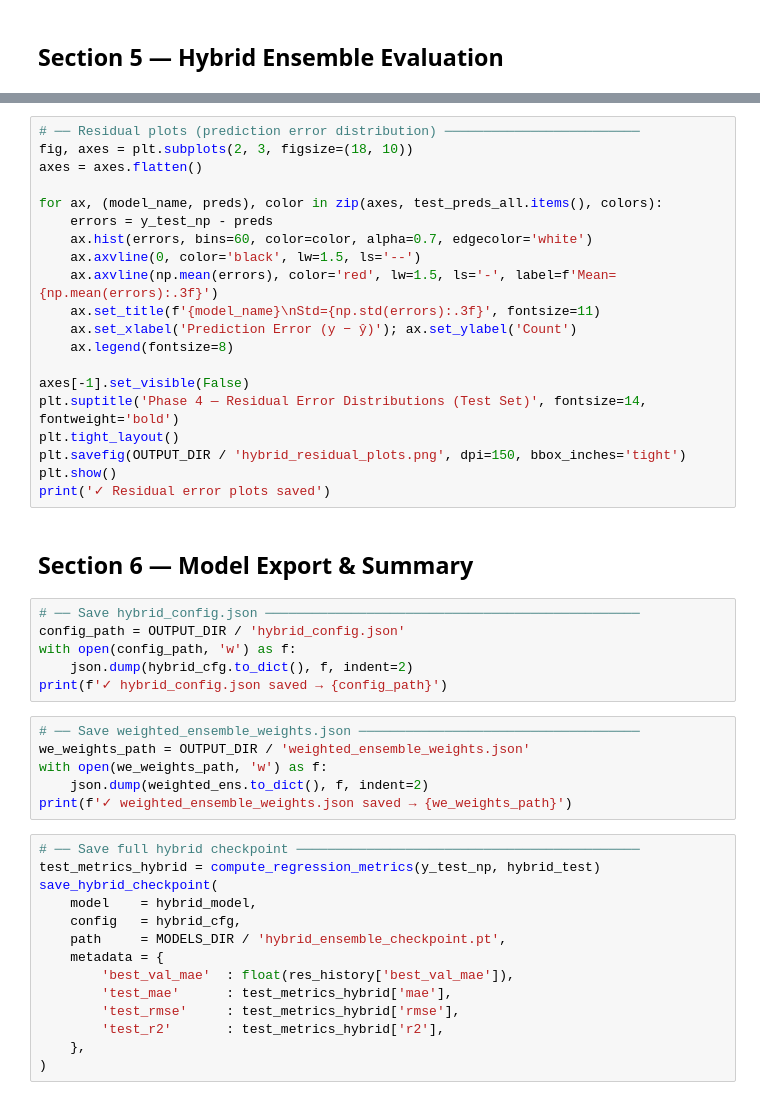
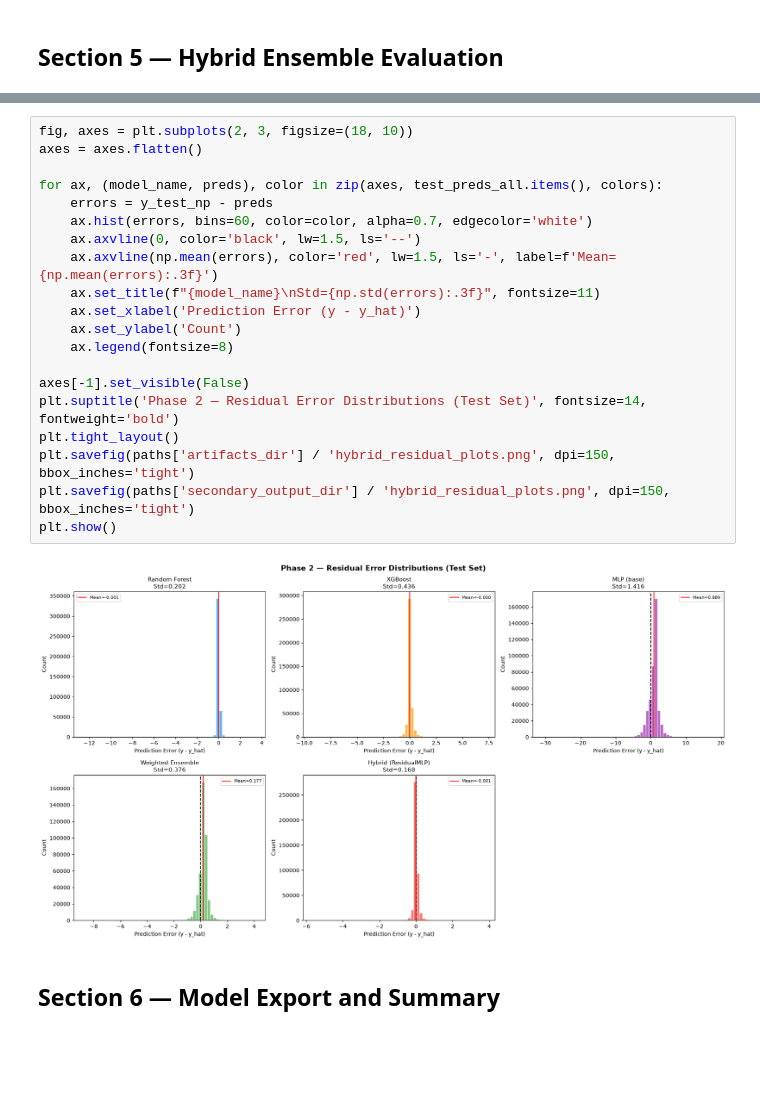
Before and after one commit to MAYANKSHARMA01010/Semester_5_AML_DL, a Jupyter notebook: Phase_2_Deep_Learning/notebooks/04_hybrid_model.ipynb, the cells around one changed output, grey strips where cells are left out. Cells and saved outputs as stored; diff of their text form; blank space fills up the shorter version.

```diff
--- a/Phase_2_Deep_Learning/notebooks/04_hybrid_model.ipynb
+++ b/Phase_2_Deep_Learning/notebooks/04_hybrid_model.ipynb
@@ -389,48 +466,24 @@ print('✓ Scatter plots saved')
 # %%
-# ── Residual plots (prediction error distribution) ─────────────────────────
 fig, axes = plt.subplots(2, 3, figsize=(18, 10))
 axes = axes.flatten()
 
 for ax, (model_name, preds), color in zip(axes, test_preds_all.items(), colors):
     errors = y_test_np - preds
     ax.hist(errors, bins=60, color=color, alpha=0.7, edgecolor='white')
     ax.axvline(0, color='black', lw=1.5, ls='--')
     ax.axvline(np.mean(errors), color='red', lw=1.5, ls='-', label=f'Mean={np.mean(errors):.3f}')
-    ax.set_title(f'{model_name}\nStd={np.std(errors):.3f}', fontsize=11)
-    ax.set_xlabel('Prediction Error (y − ŷ)'); ax.set_ylabel('Count')
+    ax.set_title(f"{model_name}\nStd={np.std(errors):.3f}", fontsize=11)
+    ax.set_xlabel('Prediction Error (y - y_hat)')
+    ax.set_ylabel('Count')
     ax.legend(fontsize=8)
 
 axes[-1].set_visible(False)
-plt.suptitle('Phase 4 — Residual Error Distributions (Test Set)', fontsize=14, fontweight='bold')
+plt.suptitle('Phase 2 — Residual Error Distributions (Test Set)', fontsize=14, fontweight='bold')
 plt.tight_layout()
-plt.savefig(OUTPUT_DIR / 'hybrid_residual_plots.png', dpi=150, bbox_inches='tight')
+plt.savefig(paths['artifacts_dir'] / 'hybrid_residual_plots.png', dpi=150, bbox_inches='tight')
+plt.savefig(paths['secondary_output_dir'] / 'hybrid_residual_plots.png', dpi=150, bbox_inches='tight')
 plt.show()
-print('✓ Residual error plots saved')
+# %% [output]
+[figure, added]
 # %% [markdown]
-## Section 6 — Model Export & Summary
+## Section 6 — Model Export and Summary
-# %%
-# ── Save hybrid_config.json ────────────────────────────────────────────────
-config_path = OUTPUT_DIR / 'hybrid_config.json'
-with open(config_path, 'w') as f:
-    json.dump(hybrid_cfg.to_dict(), f, indent=2)
-print(f'✓ hybrid_config.json saved → {config_path}')
-# %%
-# ── Save weighted_ensemble_weights.json ────────────────────────────────────
-we_weights_path = OUTPUT_DIR / 'weighted_ensemble_weights.json'
-with open(we_weights_path, 'w') as f:
-    json.dump(weighted_ens.to_dict(), f, indent=2)
-print(f'✓ weighted_ensemble_weights.json saved → {we_weights_path}')
-# %%
-# ── Save full hybrid checkpoint ────────────────────────────────────────────
-test_metrics_hybrid = compute_regression_metrics(y_test_np, hybrid_test)
-save_hybrid_checkpoint(
-    model    = hybrid_model,
-    config   = hybrid_cfg,
-    path     = MODELS_DIR / 'hybrid_ensemble_checkpoint.pt',
-    metadata = {
-        'best_val_mae'  : float(res_history['best_val_mae']),
-        'test_mae'      : test_metrics_hybrid['mae'],
-        'test_rmse'     : test_metrics_hybrid['rmse'],
-        'test_r2'       : test_metrics_hybrid['r2'],
-    },
-)
```
Also changed, not shown: parts of 35 cells of this notebook, 40 other files.
